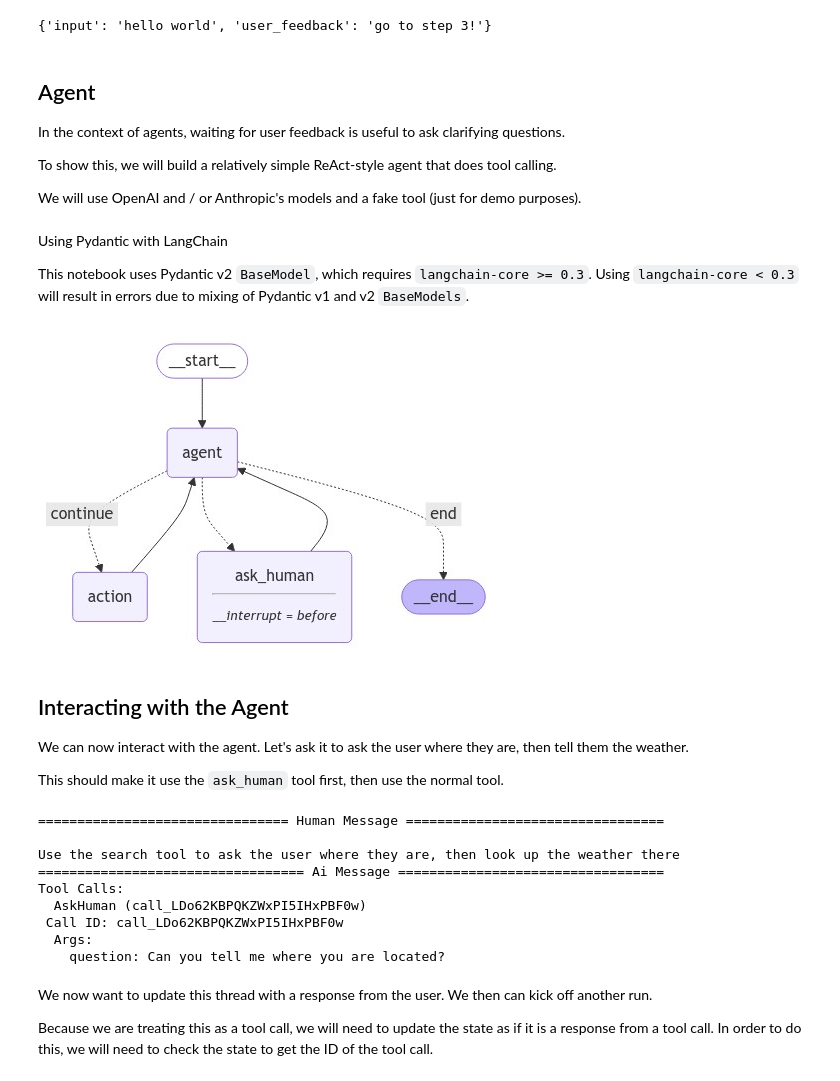
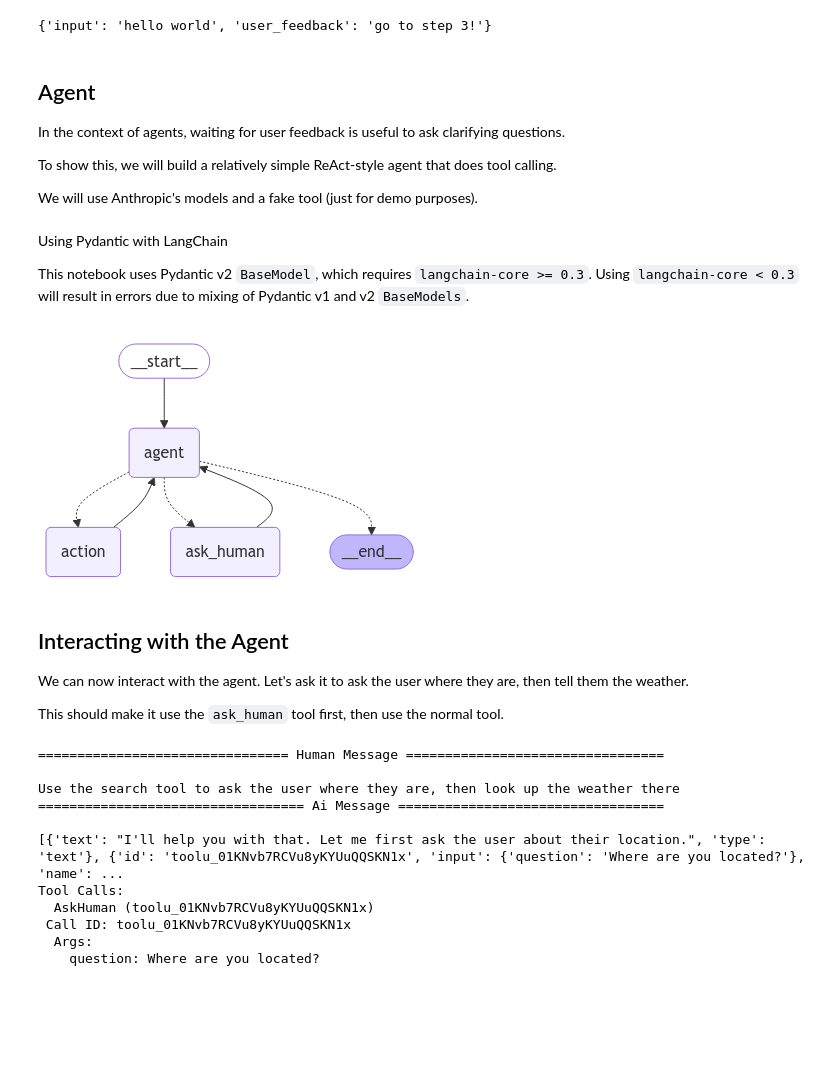
Before and after one commit to OHANA-WEB/langgraph, a Jupyter notebook: docs/docs/how-tos/human_in_the_loop/wait-user-input.ipynb, the cells around one changed output. Saved outputs shown, nothing was run; the diff lists cells and outputs as text; code cells hidden in the pictures; blank space fills up the shorter version.

```diff
--- a/docs/docs/how-tos/human_in_the_loop/wait-user-input.ipynb
+++ b/docs/docs/how-tos/human_in_the_loop/wait-user-input.ipynb
@@ -158,7 +147,7 @@ In the context of agents, waiting for user feedback is useful to ask clarifying
 
 To show this, we will build a relatively simple ReAct-style agent that does tool calling.
 
-We will use OpenAI and / or Anthropic's models and a fake tool (just for demo purposes).
+We will use Anthropic's models and a fake tool (just for demo purposes).
 # %% [markdown]
 <div class="admonition note">
     <p class="admonition-title">Using Pydantic with LangChain</p>
@@ -191,10 +180,8 @@ tool_node = ToolNode(tools)
 
 # Set up the model
 from langchain_anthropic import ChatAnthropic
-from langchain_openai import ChatOpenAI
 
-model = ChatAnthropic(model="claude-3-5-sonnet-20240620")
-model = ChatOpenAI(model="gpt-4o")
+model = ChatAnthropic(model="claude-3-5-sonnet-latest")
 
 from pydantic import BaseModel
 
@@ -220,7 +207,7 @@ def should_continue(state):
     last_message = messages[-1]
     # If there is no function call, then we finish
     if not last_message.tool_calls:
-        return "end"
+        return END
     # If tool call is asking Human, we return that node
     # You could also add logic here to let some system know that there's something that requires Human input
     # For example, send a slack message, etc
@@ -228,7 +215,7 @@ def should_continue(state):
         return "ask_human"
     # Otherwise if there is, we continue
     else:
-        return "continue"
+        return "action"
 
 
 # Define the function that calls the model
@@ -241,7 +228,12 @@ def call_model(state):
 
 # We define a fake node to ask the human
 def ask_human(state):
-    pass
+    tool_call_id = state["messages"][-1].tool_calls[0]["id"]
+    location = interrupt("Please provide your location:")
+    tool_message = [
+        {"tool_call_id": tool_call_id, "type": "tool", "content": location}
+    ]
+    return {"messages": tool_message}
 
 
 # Build the graph
@@ -260,50 +252,36 @@ workflow.add_node("ask_human", ask_human)
 # This means that this node is the first one called
 workflow.add_edge(START, "agent")
 
 # We now add a conditional edge
 workflow.add_conditional_edges(
     # First, we define the start node. We use `agent`.
     # This means these are the edges taken after the `agent` node is called.
     "agent",
     # Next, we pass in the function that will determine which node is called next.
-    should_continue,
-    # Finally we pass in a mapping.
-    # The keys are strings, and the values are other nodes.
-    # END is a special node marking that the graph should finish.
-    # What will happen is we will call `should_continue`, and then the output of that
-    # will be matched against the keys in this mapping.
-    # Based on which one it matches, that node will then be called.
-    {
-        # If `tools`, then we call the tool node.
-        "continue": "action",
-        # We may ask the human
-        "ask_human": "ask_human",
-        # Otherwise we finish.
-        "end": END,
-    },
+    should_continue
 )
 
 # We now add a normal edge from `tools` to `agent`.
 # This means that after `tools` is called, `agent` node is called next.
 workflow.add_edge("action", "agent")
 
 # After we get back the human response, we go back to the agent
 workflow.add_edge("ask_human", "agent")
 
 # Set up memory
 from langgraph.checkpoint.memory import MemorySaver
 
 memory = MemorySaver()
 
 # Finally, we compile it!
 # This compiles it into a LangChain Runnable,
 # meaning you can use it as you would any other runnable
 # We add a breakpoint BEFORE the `ask_human` node so it never executes
-app = workflow.compile(checkpointer=memory, interrupt_before=["ask_human"])
+app = workflow.compile(checkpointer=memory)
 
 display(Image(app.get_graph().draw_mermaid_png()))
 # %% [output]
-[figure, old version]
+[figure, new version]
 # %% [markdown]
 ## Interacting with the Agent
 
@@ -314,22 +292,21 @@ This should make it use the `ask_human` tool first, then use the normal tool.
 from langchain_core.messages import HumanMessage
 
 config = {"configurable": {"thread_id": "2"}}
-input_message = HumanMessage(
-    content="Use the search tool to ask the user where they are, then look up the weather there"
-)
-for event in app.stream({"messages": [input_message]}, config, stream_mode="values"):
+for event in app.stream(
+    {"messages": [("user", "Use the search tool to ask the user where they are, then look up the weather there")]},
+    config,
+    stream_mode="values"
+):
     event["messages"][-1].pretty_print()
 # %% [output]
 ================================ Human Message =================================
 
 Use the search tool to ask the user where they are, then look up the weather there
 ================================== Ai Message ==================================
+
+[{'text': "I'll help you with that. Let me first ask the user about their location.", 'type': 'text'}, {'id': 'toolu_01KNvb7RCVu8yKYUuQQSKN1x', 'input': {'question': 'Where are you located?'}, 'name': ...
 Tool Calls:
-  AskHuman (call_LDo62KBPQKZWxPI5IHxPBF0w)
- Call ID: call_LDo62KBPQKZWxPI5IHxPBF0w
+  AskHuman (toolu_01KNvb7RCVu8yKYUuQQSKN1x)
+ Call ID: toolu_01KNvb7RCVu8yKYUuQQSKN1x
   Args:
-    question: Can you tell me where you are located?
+    question: Where are you located?
-# %% [markdown]
-We now want to update this thread with a response from the user. We then can kick off another run.
-
-Because we are treating this as a tool call, we will need to update the state as if it is a response from a tool call. In order to do this, we will need to check the state to get the ID of the tool call.
```
Also changed, not shown: parts of 13 cells of this notebook.
